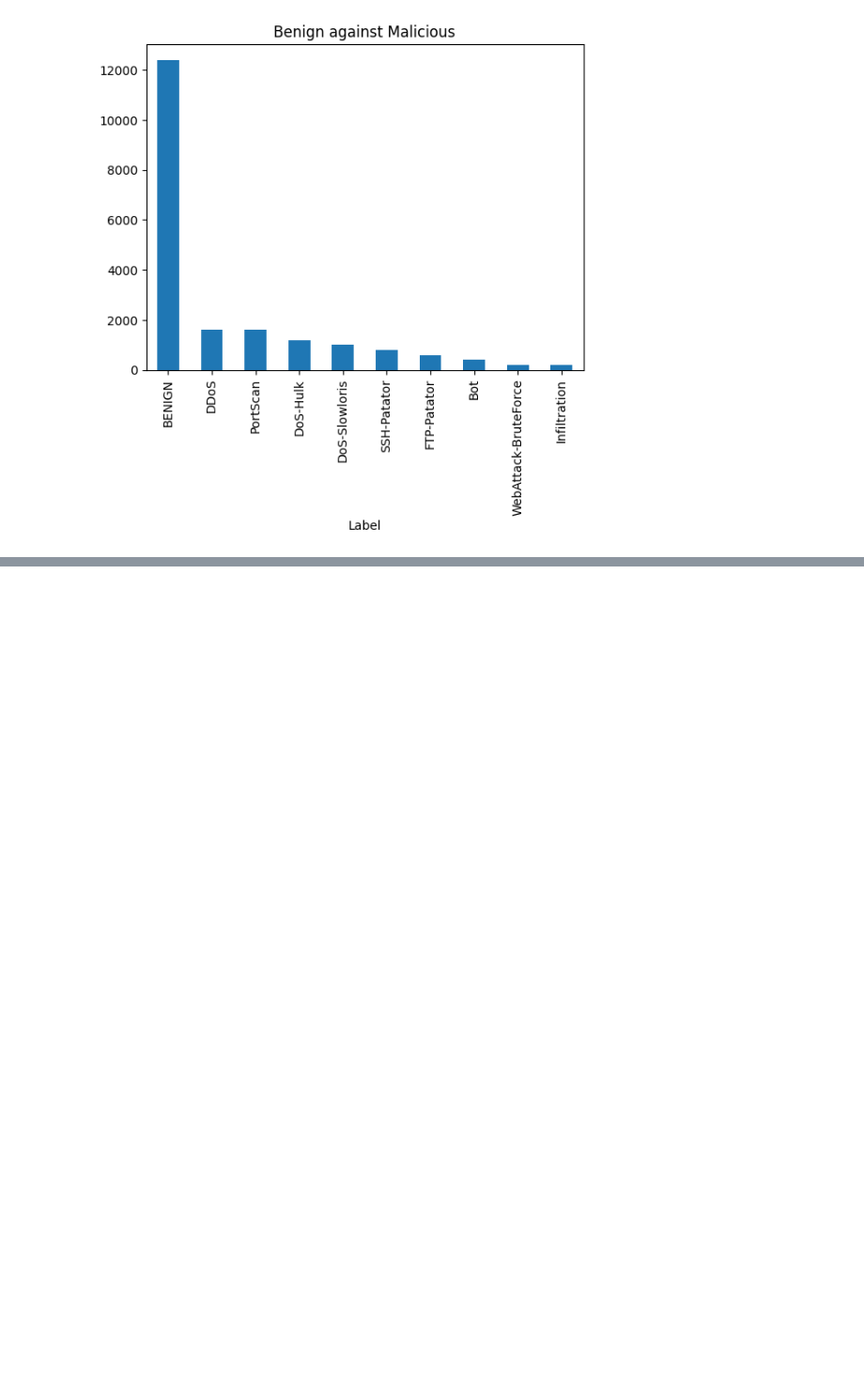
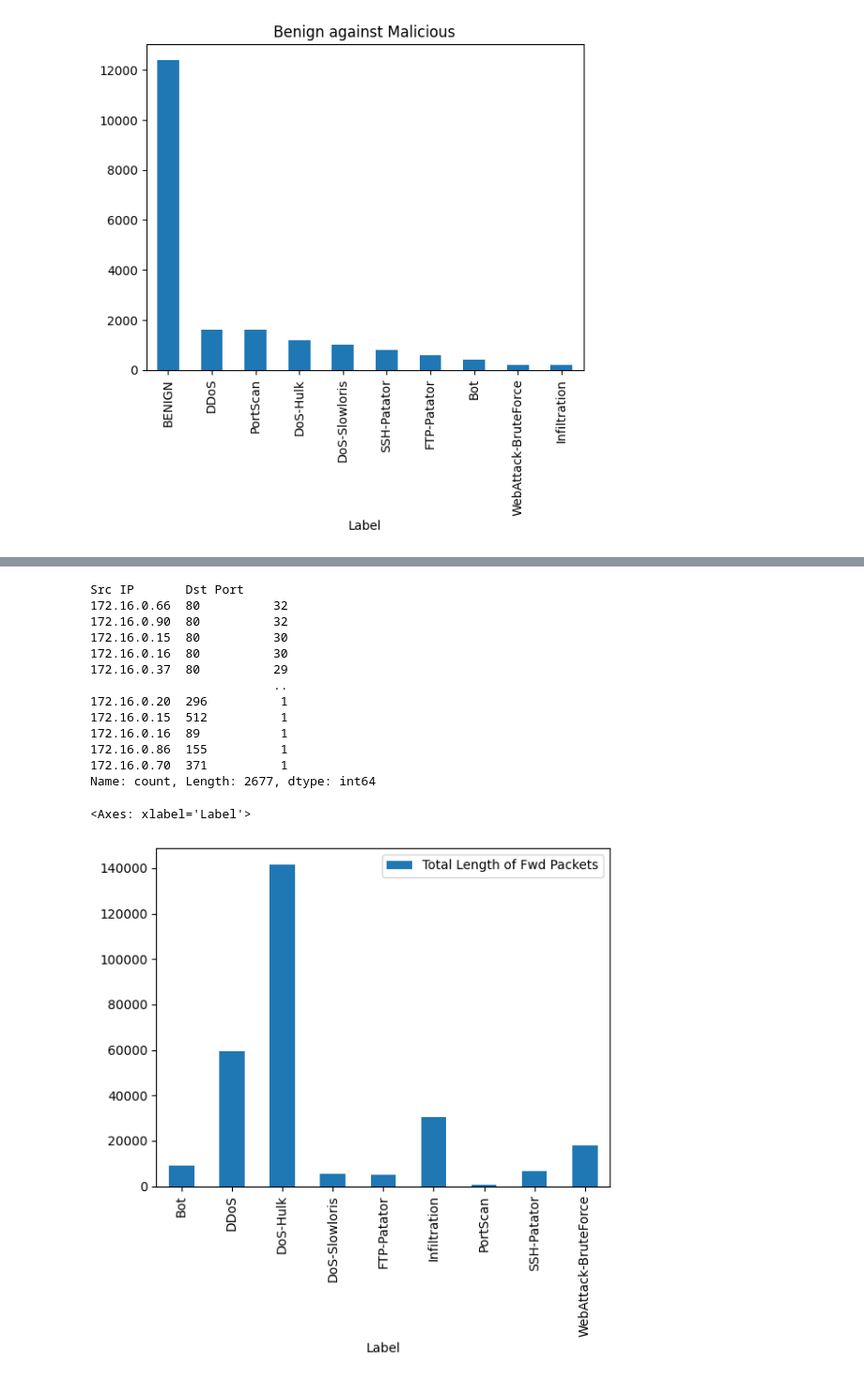
Before and after one commit to mortkjels/Log-Monitoring-AI, a Jupyter notebook: project/src/EDA.ipynb, the cells around one changed output, grey strips where cells are left out. Shown at 94% size. Cells and saved outputs as stored; diff of their text form; code cells hidden in the pictures; blank space fills up the shorter version.

```diff
--- a/project/src/EDA.ipynb
+++ b/project/src/EDA.ipynb
@@ -56,5 +56,4 @@ Hva vi kan se etter som er viktig å se på rundt mistenksom trafikk:
 # %%
-df["Malicious"] = df["Label"].mask(df["Label"].str.contains("BENIGN", na=False))
 df.head(5)
 # %% [output]
 |  | Timestamp | Src IP | Src Port | Dst IP | Dst Port | Protocol | Flow Duration | Total Fwd Packets | ... |
@@ -66,0 +69,4 @@ df.head(5)
+# %%
+ms = df[df["Label"] != "BENIGN"]
+ms.to_csv("../../project/dataset/malicious_dataset.csv", index=False)
+ms.head(5)
@@ -66,0 +103,20 @@ df.head(5)
+# %%
+z = ms[['Src IP', 'Dst Port']].value_counts()
+print(z)
+ms[['Total Length of Fwd Packets', 'Label']].groupby('Label').mean().plot(kind='bar')
+# %% [output]
+Src IP       Dst Port
+172.16.0.66  80          32
+172.16.0.90  80          32
+172.16.0.15  80          30
+172.16.0.16  80          30
+172.16.0.37  80          29
+                         ..
+172.16.0.20  296          1
+172.16.0.15  512          1
+172.16.0.16  89           1
+172.16.0.86  155          1
+172.16.0.70  371          1
+Name: count, Length: 2677, dtype: int64
+<Axes: xlabel='Label'>
+[figure, added]
```
Also changed, not shown: parts of 6 cells of this notebook, 4 other files.
